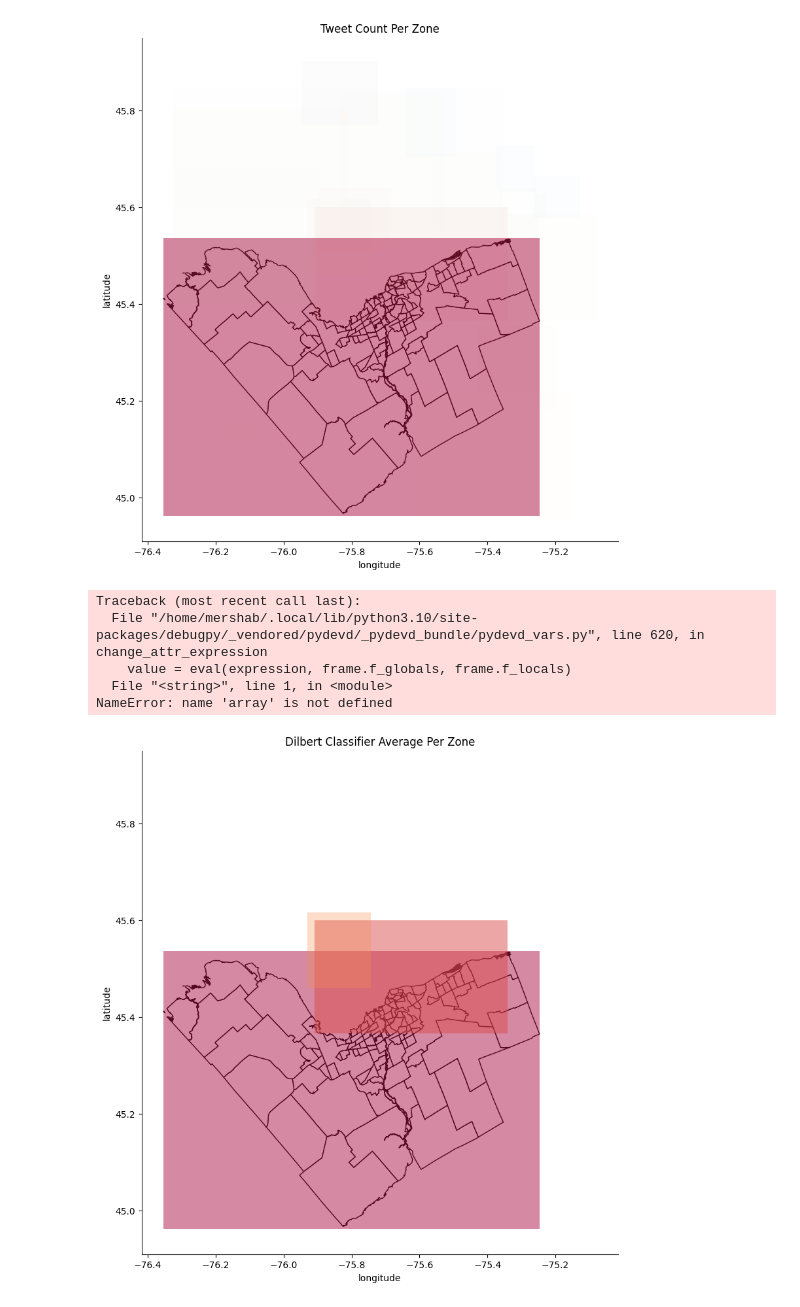
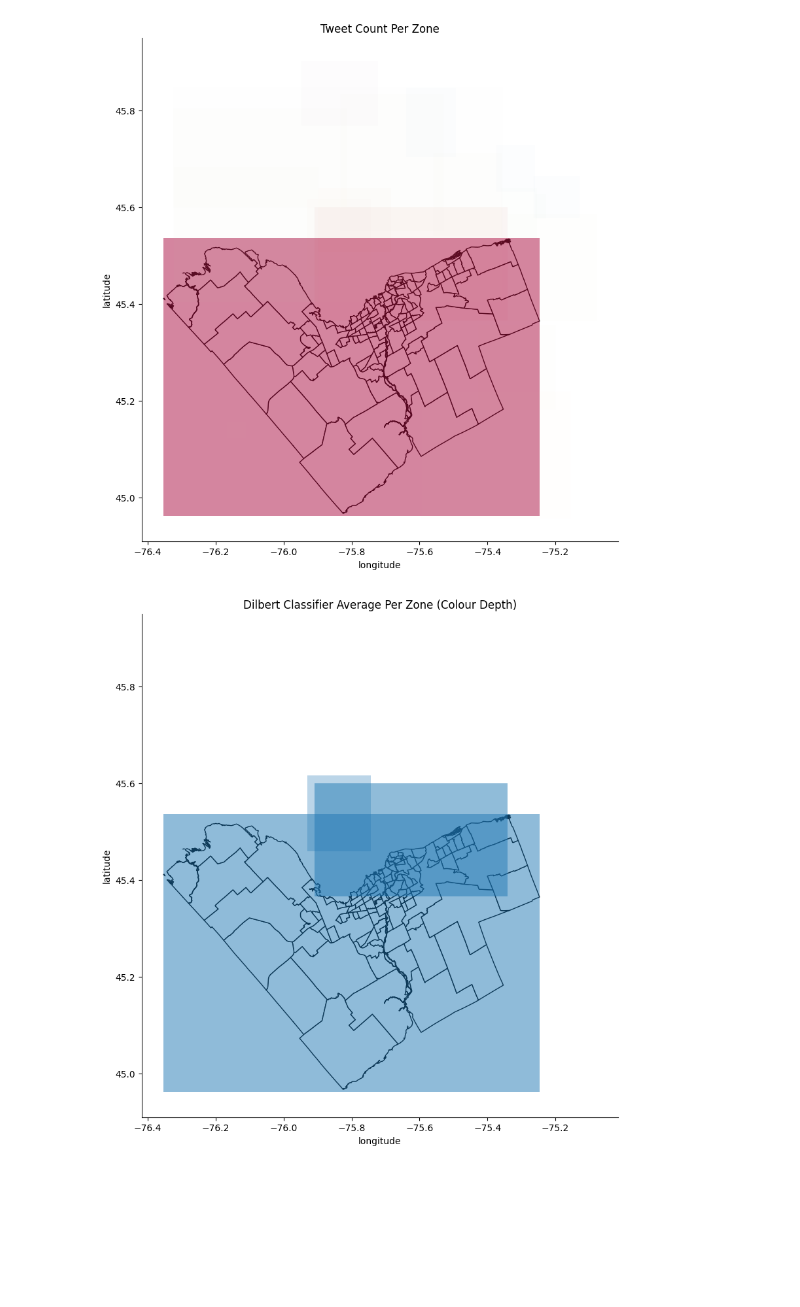
Before and after one commit to Mershab99/SDS3386Final, a Jupyter notebook: Notebooks/Report/report.ipynb, the cells around one changed output. Saved outputs shown, nothing was run; the diff lists cells and outputs as text; code cells hidden in the pictures; blank space fills up the shorter version.

```diff
--- a/Notebooks/Report/report.ipynb
+++ b/Notebooks/Report/report.ipynb
@@ -225,41 +226,36 @@ gax.set_ylabel('latitude')
 
 gax.spines['top'].set_visible(False)
 gax.spines['right'].set_visible(False)
 
-gax.set_title('Dilbert Classifier Average Per Zone')
+gax.set_title('Dilbert Classifier Average Per Zone (Colour Depth)')
 
 #ALPHAS
 tw_max = np.nanmax(cleaned_geo_df['dilbert_avg'])
 tw_min = 0
 
 alphas=[]
 
 reducer = interp1d([tw_min,tw_max],[.01,0.3])
 
 for index, value in cleaned_geo_df['dilbert_avg'].items():
     alpha = float(reducer(value))
     alphas.append(alpha)
 
 alphas = np.nan_to_num(alphas)
 
-cleaned_geo_df.plot(ax=gax, cmap='Spectral', label=cleaned_geo_df['name'], alpha =alphas)
+cleaned_geo_df.plot(ax=gax, label=cleaned_geo_df['name'], alpha =alphas)
 
 gax.set_xlabel('longitude')
 gax.set_ylabel('latitude')
 
 gax.spines['top'].set_visible(False)
 gax.spines['right'].set_visible(False)
 
 plt.savefig('dilbert_zones.png')
 
 plt.show()
 # %% [output]
-Traceback (most recent call last):
-  File "/home/mershab/.local/lib/python3.10/site-packages/debugpy/_vendored/pydevd/_pydevd_bundle/pydevd_vars.py", line 620, in change_attr_expression
-    value = eval(expression, frame.f_globals, frame.f_locals)
-  File "<string>", line 1, in <module>
-NameError: name 'array' is not defined
-[figure, old version]
+[figure, new version]
 # %%
 
 # MAP OF Bert
```
Also changed, not shown: parts of 2 cells of this notebook, 1 other file.
